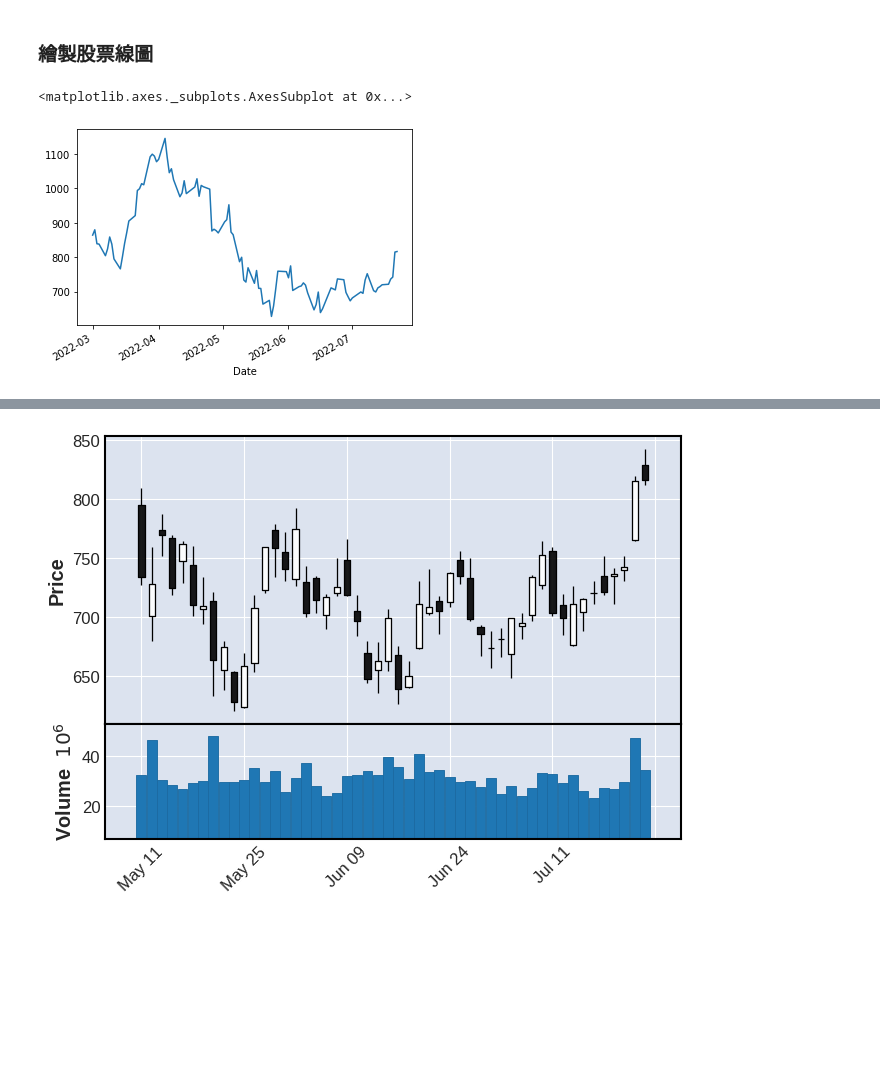
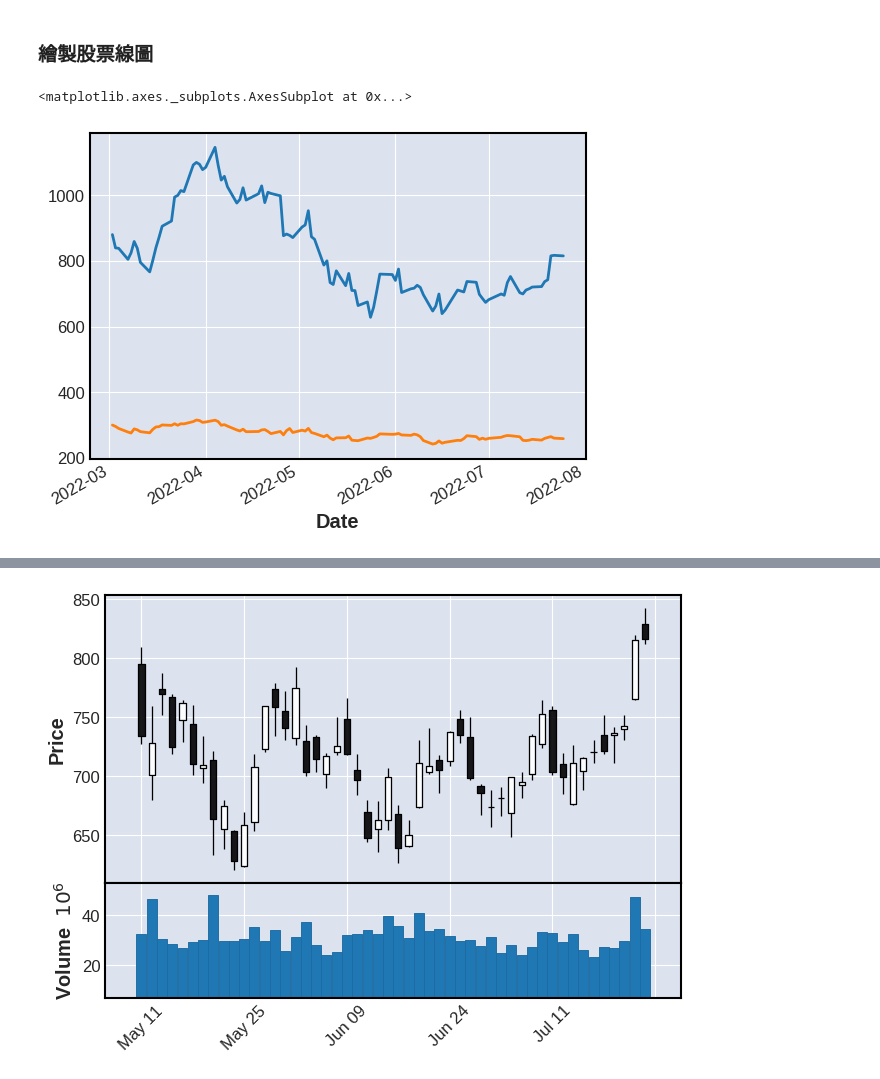
Before and after one commit to tomtmot/20220702_python, a Jupyter notebook: 20220723.ipynb, the cells around one changed output, grey strips where cells are left out. Cells and saved outputs as stored; diff of their text form; code cells hidden in the pictures; blank space fills up the shorter version.

```diff
--- a/20220723.ipynb
+++ b/20220723.ipynb
@@ -228,3 +278,5 @@ import yfinance as yf
 df = yf.download("TSLA")
 # %% [output]
 [*********************100%***********************]  1 of 1 completed
+# %%
+dy=yf.download("MSFT")
@@ -290,8 +352,9 @@ df.head()
 df.tail()
 # %%
 df.tail(100)['Close'].plot()
+dy.tail(100)['Close'].plot()
 # %% [output]
 <matplotlib.axes._subplots.AxesSubplot at 0x...>
-[figure, old version]
+[figure, new version]
 # %%
 !pip install --upgrade mplfinance
```
Also changed, not shown: parts of 26 cells of this notebook.
